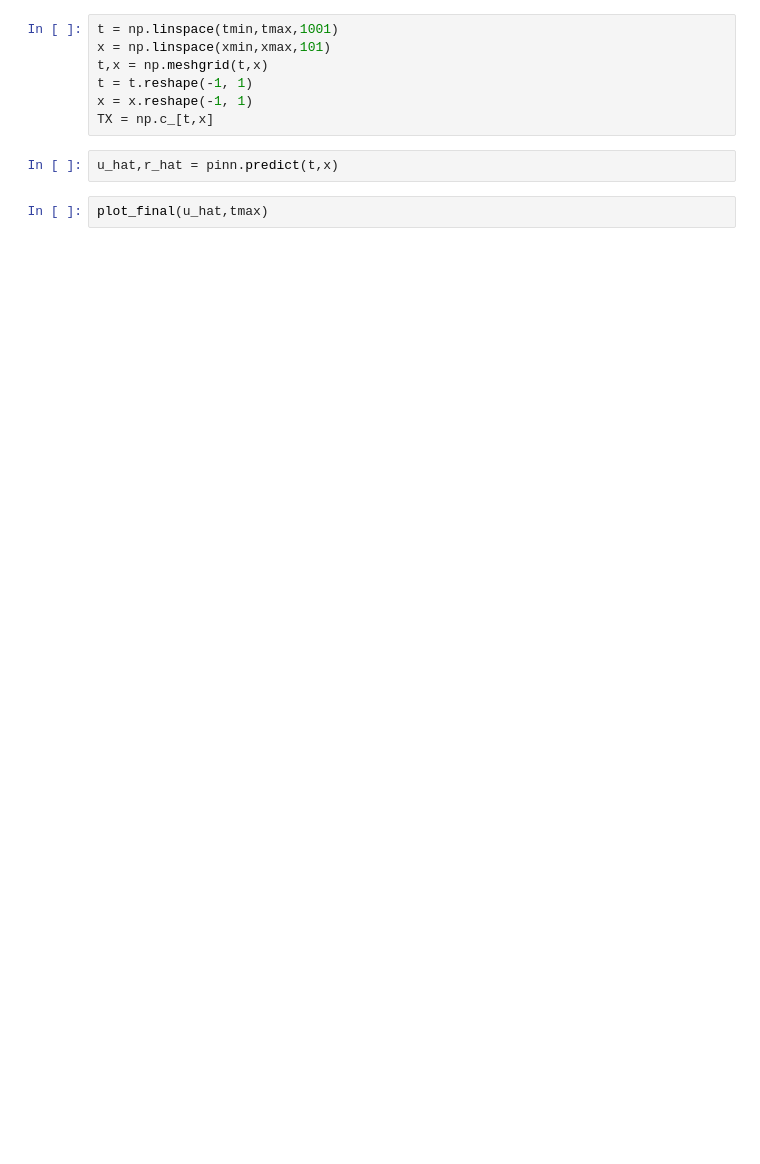
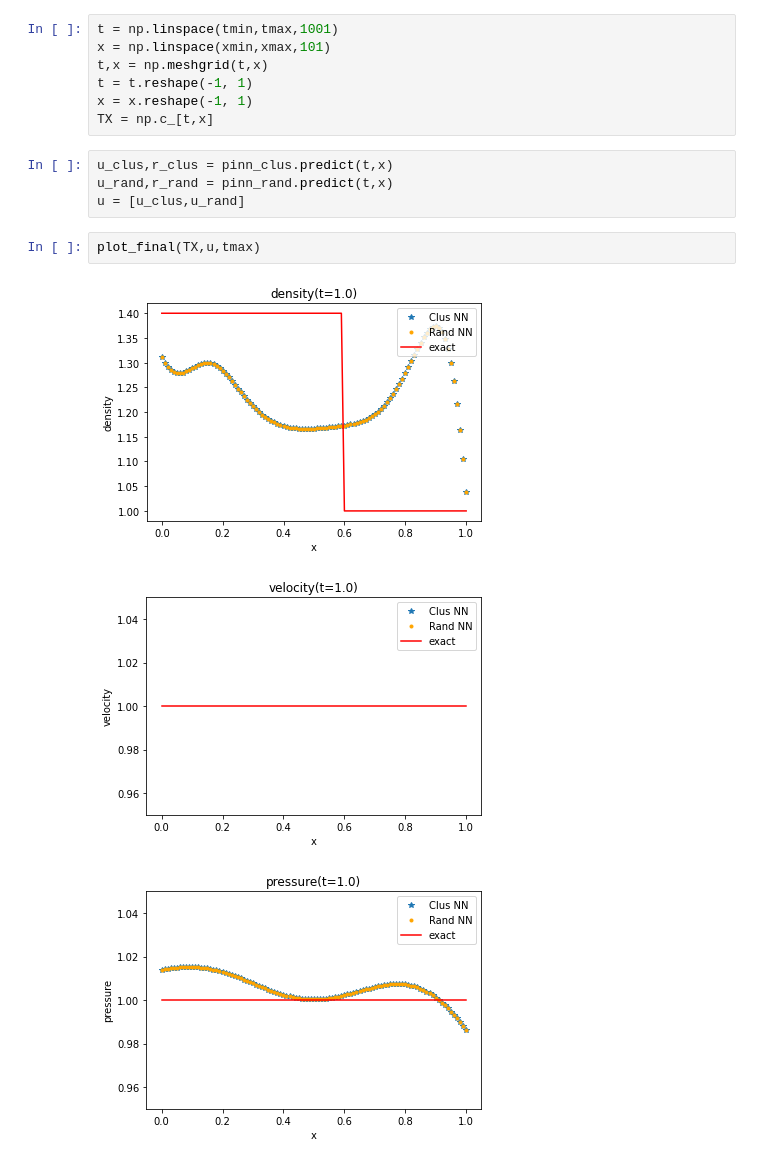
Before and after one commit to caizihuahua/Reading_Material, a Jupyter notebook: notebook/ex1.ipynb, the cells around one changed output. Saved outputs shown, nothing was run; the diff lists cells and outputs as text; blank space fills up the shorter version.

```diff
--- a/notebook/ex1.ipynb
+++ b/notebook/ex1.ipynb
@@ -432,7 +519,13 @@ t,x = np.meshgrid(t,x)
 t = t.reshape(-1, 1)
 x = x.reshape(-1, 1)
 TX = np.c_[t,x]
-# %%
-u_hat,r_hat = pinn.predict(t,x)
+# %%
+u_clus,r_clus = pinn_clus.predict(t,x)
+u_rand,r_rand = pinn_rand.predict(t,x)
+u = [u_clus,u_rand]
 # %%
-plot_final(u_hat,tmax)
+plot_final(TX,u,tmax)
+# %% [output]
+[figure, added]
+[figure, added]
+[figure, added]
```
Also changed, not shown: parts of 13 cells of this notebook, 16 other files.
